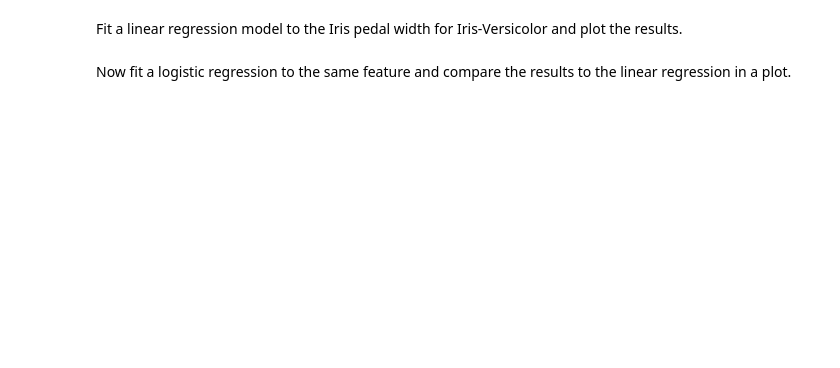
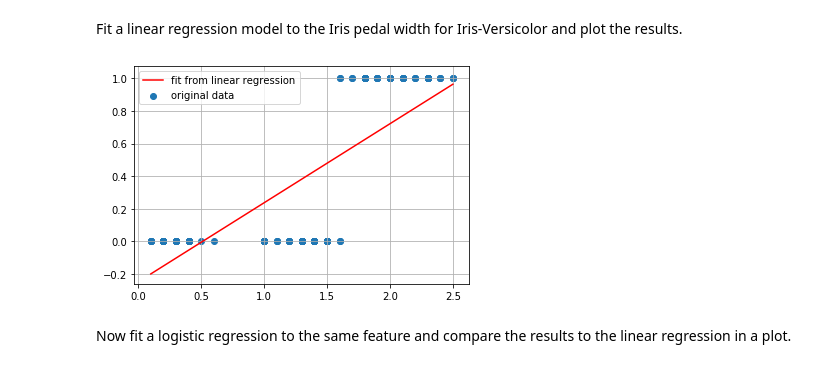
Before and after one commit to RakNoel/INF264, a Jupyter notebook: Ex2/LinearModels_ex2.ipynb, the cells around one changed output. Cells and saved outputs as stored; diff of their text form; code cells hidden in the pictures; blank space fills up the shorter version.

```diff
--- a/Ex2/LinearModels_ex2.ipynb
+++ b/Ex2/LinearModels_ex2.ipynb
@@ -552,14 +569,16 @@ plt.ylabel('Iris-Virginica(1) \n Not Iris-Virginica(0)')
 # %% [markdown]
 Fit a linear regression model to the Iris pedal width for Iris-Versicolor and plot the results.
 # %%
-# TODO
 # Fit a linear regression to the petal width
-y_ =
-
+clf = LinearRegression()
+clf.fit(X, y)
+y_ = clf.predict(X)
 plt.scatter(X, y, label='original data')
 plt.plot(X, y_, color='r', label='fit from linear regression')
 plt.legend(loc='best')
 plt.grid()
+# %% [output]
+[figure, added]
 # %% [markdown]
 Now fit a logistic regression to the same feature and compare the results to the linear regression in a plot.
 # %%
```
Also changed, not shown: parts of 9 cells of this notebook, 15 other files.
